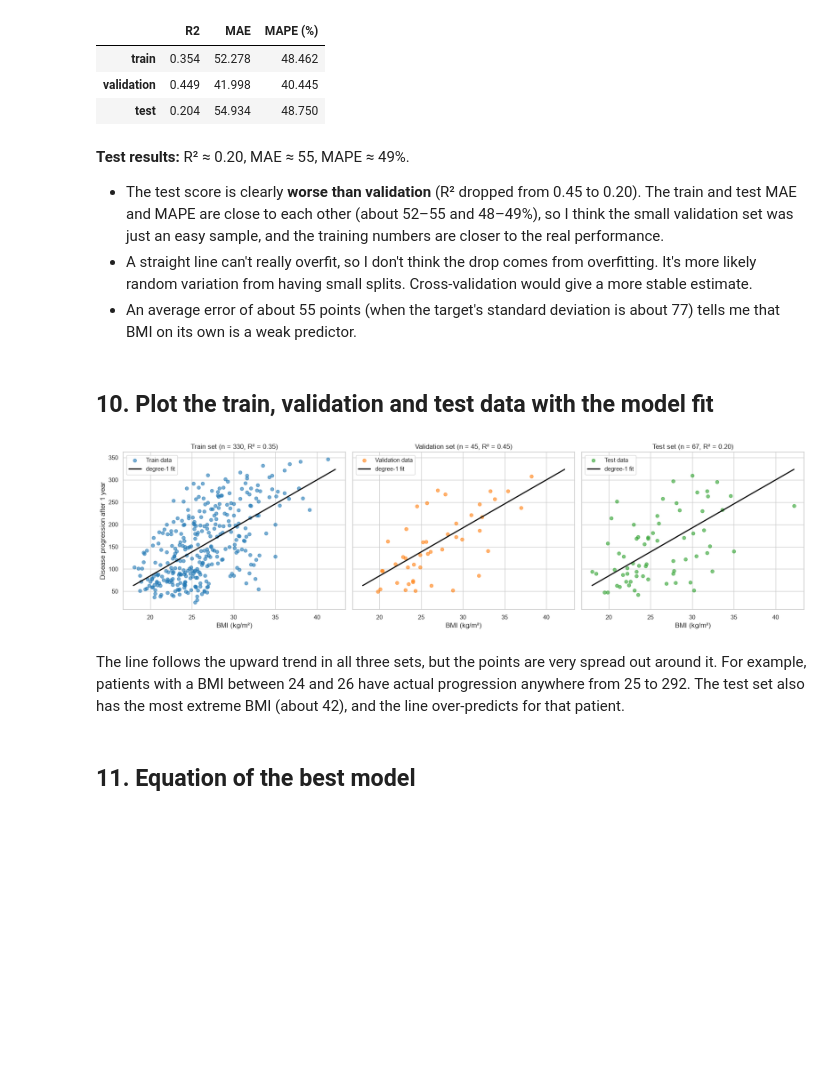
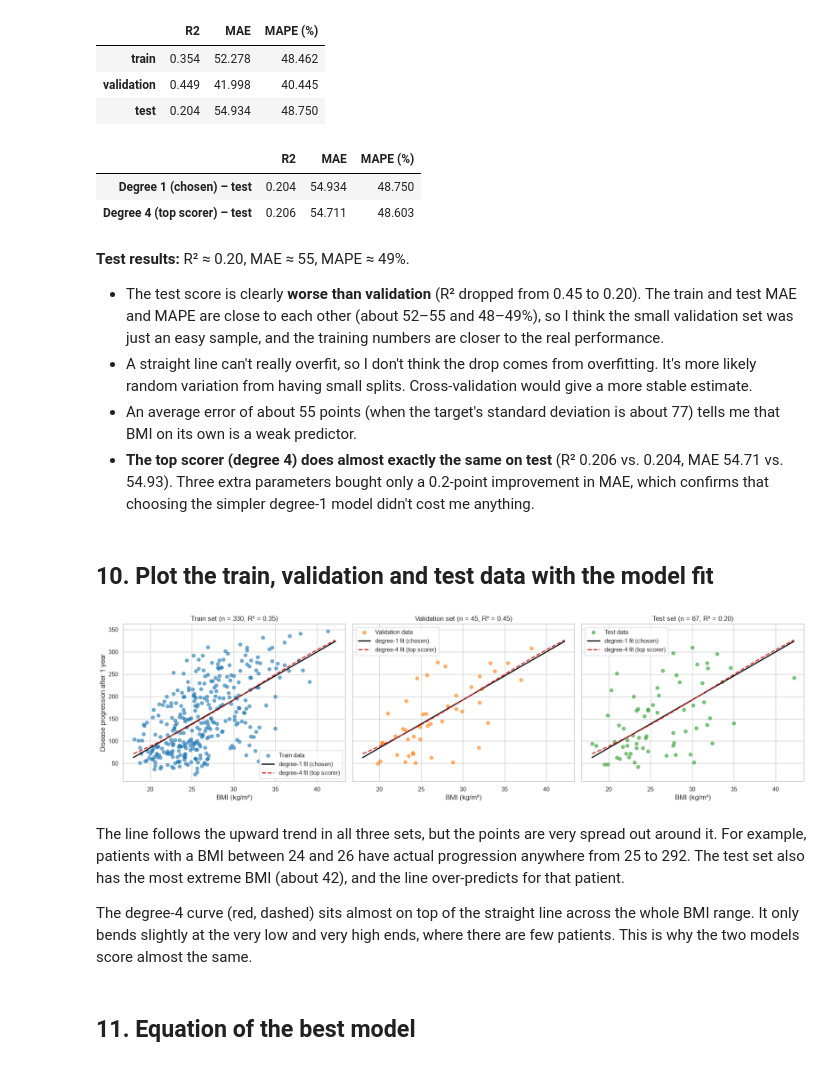
Before and after one commit to Namypark/diabetes-progression-lab2, a Jupyter notebook: lab2_diabetes.ipynb, the cells around one changed output. Saved outputs shown, nothing was run; the diff lists cells and outputs as text; code cells hidden in the pictures; blank space fills up the shorter version.

Commit message:
Compare chosen model with top scorer

```diff
--- a/lab2_diabetes.ipynb
+++ b/lab2_diabetes.ipynb
@@ -468,0 +470,7 @@ best_bmi_model = bmi_models[BEST_DEGREE]
+# %%
+BEST_DEGREE = 1
+best_bmi_model = bmi_models[BEST_DEGREE]
+
+TOP_DEGREE = int(bmi_results["Val MAE"].idxmin().split()[-1])
+top_bmi_model = bmi_models[TOP_DEGREE]
+print(f"Chosen model: degree {BEST_DEGREE}  |  Top scorer on validation MAE: degree {TOP_DEGREE}")
@@ -483,6 +493,15 @@ bmi_test_results.round(3)
 | train | 0.354 | 52.278 | 48.462 |
 | validation | 0.449 | 41.998 | 40.445 |
 | test | 0.204 | 54.934 | 48.750 |
+# %%
+pd.DataFrame({
+    f"Degree {BEST_DEGREE} (chosen) – test": regression_metrics(y_test, best_bmi_model.predict(X_test_bmi)),
+    f"Degree {TOP_DEGREE} (top scorer) – test": regression_metrics(y_test, top_bmi_model.predict(X_test_bmi)),
+}).T.round(3)
+# %% [output]
+|  | R2 | MAE | MAPE (%) |
+| Degree 1 (chosen) – test | 0.204 | 54.934 | 48.750 |
+| Degree 4 (top scorer) – test | 0.206 | 54.711 | 48.603 |
 # %% [markdown]
 **Test results:** R² ≈ 0.20, MAE ≈ 55, MAPE ≈ 49%.
 
@@ -493,32 +512,42 @@ bmi_test_results.round(3)
   likely random variation from having small splits. Cross-validation would give a more stable estimate.
 - An average error of about 55 points (when the target's standard deviation is about 77) tells me that
   BMI on its own is a weak predictor.
+- **The top scorer (degree 4) does almost exactly the same on test** (R² 0.206 vs. 0.204, MAE 54.71 vs.
+  54.93). Three extra parameters bought only a 0.2-point improvement in MAE, which confirms that
+  choosing the simpler degree-1 model didn't cost me anything.
 # %% [markdown]
 ## 10. Plot the train, validation and test data with the model fit
 # %%
 bmi_grid = pd.DataFrame({"bmi": np.linspace(X["bmi"].min(), X["bmi"].max(), 200)})
 bmi_fit = best_bmi_model.predict(bmi_grid)
+top_fit = top_bmi_model.predict(bmi_grid)
 
 splits = [("Train", X_train_bmi, y_train, "tab:blue"),
           ("Validation", X_val_bmi, y_val, "tab:orange"),
           ("Test", X_test_bmi, y_test, "tab:green")]
 
 fig, axes = plt.subplots(1, 3, figsize=(18, 5), sharex=True, sharey=True)
 for ax, (name, X_split, y_split, color) in zip(axes, splits):
     r2 = r2_score(y_split, best_bmi_model.predict(X_split))
     ax.scatter(X_split["bmi"], y_split, alpha=0.6, color=color, label=f"{name} data")
-    ax.plot(bmi_grid["bmi"], bmi_fit, color="black", lw=2, label=f"degree-{BEST_DEGREE} fit")
+    ax.plot(bmi_grid["bmi"], bmi_fit, color="black", lw=2, label=f"degree-{BEST_DEGREE} fit (chosen)")
+    ax.plot(bmi_grid["bmi"], top_fit, color="tab:red", lw=2, ls="--",
+            label=f"degree-{TOP_DEGREE} fit (top scorer)")
     ax.set(title=f"{name} set (n = {len(y_split)}, R² = {r2:.2f})", xlabel="BMI (kg/m²)")
     ax.legend()
 axes[0].set_ylabel("Disease progression after 1 year")
 fig.tight_layout()
 plt.show()
 # %% [output]
-[figure, old version]
+[figure, new version]
 # %% [markdown]
 The line follows the upward trend in all three sets, but the points are very spread out around it.
 For example, patients with a BMI between 24 and 26 have actual progression anywhere from 25 to 292.
 The test set also has the most extreme BMI (about 42), and the line over-predicts for that patient.
+
+The degree-4 curve (red, dashed) sits almost on top of the straight line across the whole BMI range.
+It only bends slightly at the very low and very high ends, where there are few patients. This is why
+the two models score almost the same.
 # %% [markdown]
 ## 11. Equation of the best model
 # %%
```
Also changed, not shown: parts of 9 cells of this notebook.
